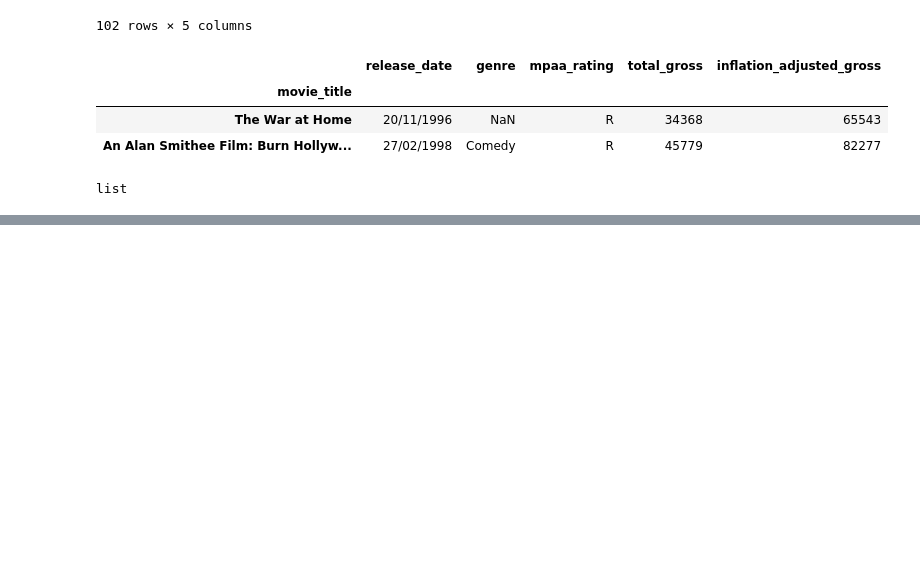
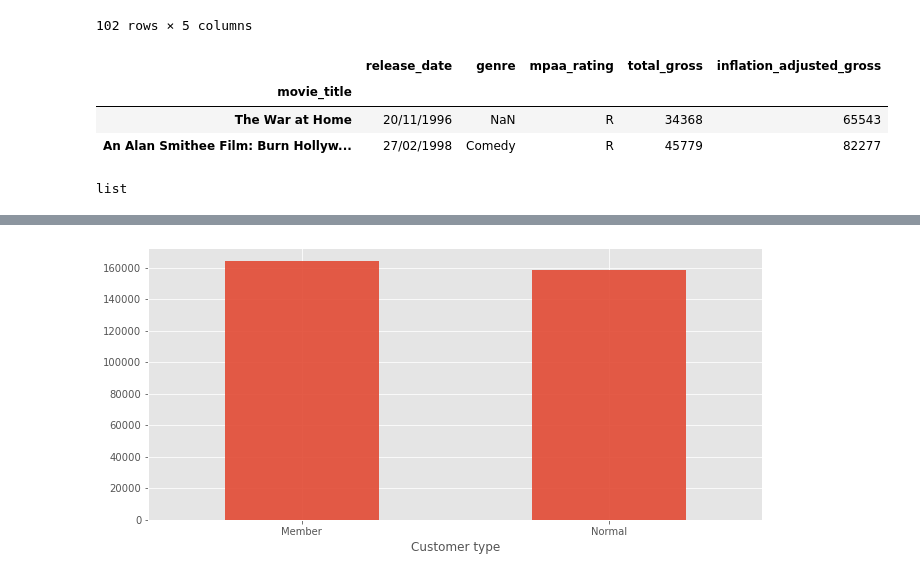
Before and after one commit to samy2098/Ejercicios, a Jupyter notebook: Practica con pandas.ipynb, the cells around one changed output, grey strips where cells are left out. Cells and saved outputs as stored; diff of their text form; code cells hidden in the pictures; blank space fills up the shorter version.

```diff
--- a/Practica con pandas.ipynb
+++ b/Practica con pandas.ipynb
@@ -683,0 +812,7 @@ sales_1_1
+# %%
+#sumar el total de los dos tipos de Customer type
+customer=sales.groupby("Customer type")["Total"].sum()
+customer.plot(kind="bar",alpha=0.9,rot=0,figsize=(11,5))
+plt.show()
+# %% [output]
+[figure, added]
```
Also changed, not shown: parts of 44 cells of this notebook.
